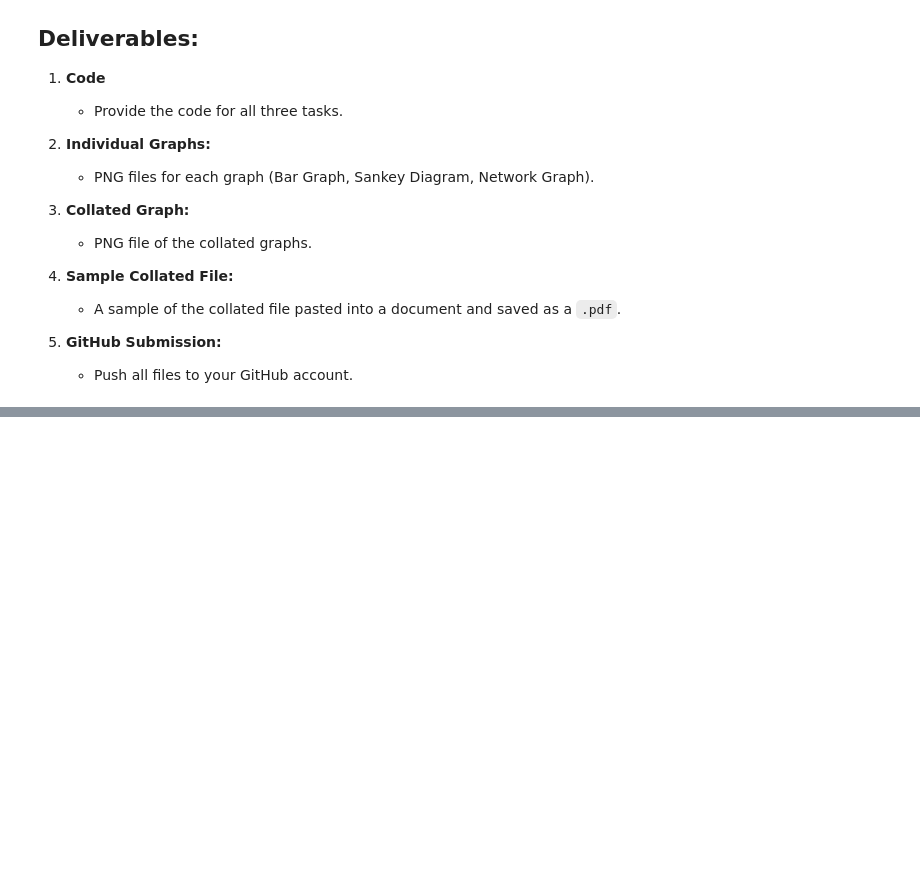
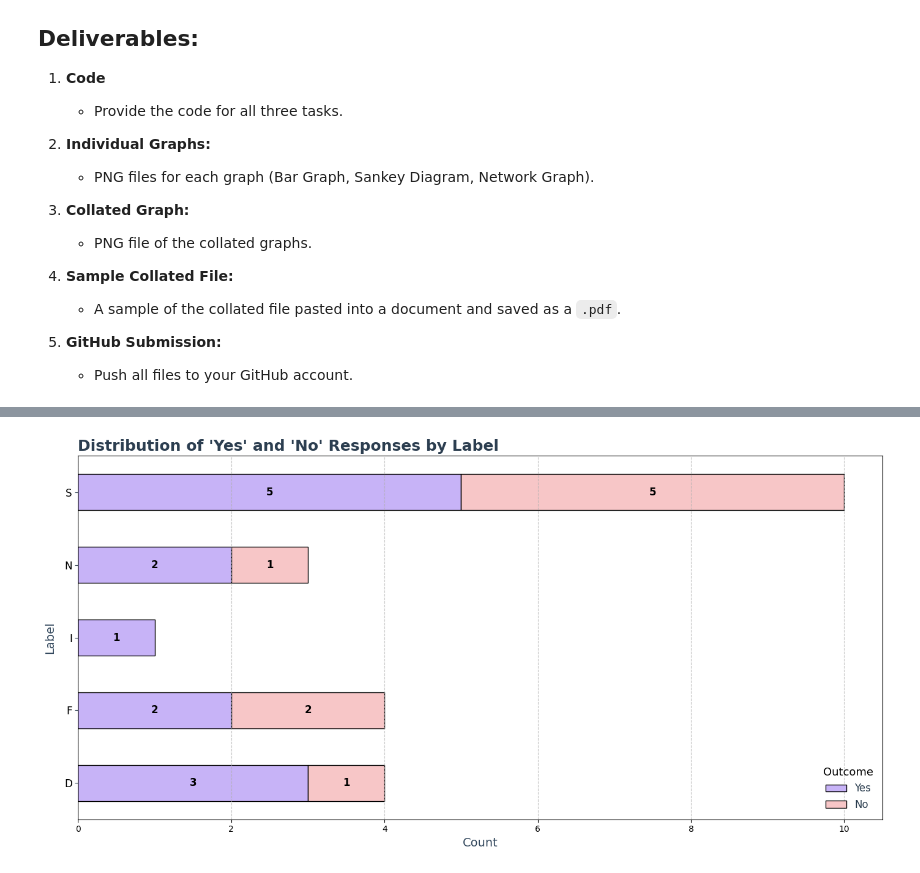
Before and after one commit to llewelyndramayo/CS-3203N, a Jupyter notebook: Assignment-2-Data-Analytics/code2.ipynb, the cells around one changed output, grey strips where cells are left out. Cells and saved outputs as stored; diff of their text form; code cells hidden in the pictures; blank space fills up the shorter version.

Commit message:
feat: add bar graph

```diff
--- a/Assignment-2-Data-Analytics/code2.ipynb
+++ b/Assignment-2-Data-Analytics/code2.ipynb
@@ -64,0 +72,5 @@ Create a **network graph** with specific node placements:
+# %%
+# Load datasets
+bar_df = pd.read_csv("bar_assignment.csv")
+sankey_df = pd.read_csv("sankey_assignment.csv")
+network_df = pd.read_csv("networks_assignment.csv")
@@ -64,0 +88,74 @@ Create a **network graph** with specific node placements:
+# %%
+# Ensure COUNT is mapped correctly
+bar_df['COUNT_YN'] = bar_df['COUNT'].map({0: 'No', 1: 'Yes'})
+
+# Ensure LABEL is a string and drop NaNs
+bar_df = bar_df.dropna(subset=['LABEL'])
+bar_df['LABEL'] = bar_df['LABEL'].astype(str)
+
+# Create crosstab to count occurrences of 'Yes' and 'No' per LABEL
+crosstab = pd.crosstab(bar_df['LABEL'], bar_df['COUNT_YN'])
+
+# Ensure "Yes" and "No" columns exist, even if one is missing
+for col in ['Yes', 'No']:
+    if col not in crosstab.columns:
+        crosstab[col] = 0  # Add missing column with zeros
+
+# Convert to numeric to avoid plotting issues
+crosstab = crosstab.astype(int)
+
+# Check if crosstab is empty
+if crosstab.empty:
+    print("Error: Crosstab is empty after processing! No data to plot.")
+else:
+    # Set style
+    plt.style.use("seaborn-v0_8-muted")
+    pastel_purple = "#C7B3F7"
+    pastel_pink = "#F7C6C7"
+
+    # Plot the horizontal stacked bar chart
+    fig, ax = plt.subplots(figsize=(14, 7))
+
+    bars = crosstab[['Yes', 'No']].plot(
+        kind='barh',
+        stacked=True,
+        color=[pastel_purple, pastel_pink],
+        edgecolor='black',
+        ax=ax
+    )
+
+    # Align labels properly within their respective sections
+    for i, (yes, no) in enumerate(zip(crosstab["Yes"], crosstab["No"])):
+        total = yes + no
+
+        # Position "Yes" labels inside the purple section (left-aligned)
+        if yes > 0:
+            ax.text(yes / 2, i, str(yes), ha='center', va='center', fontsize=12, fontweight='bold', color='black')
+
+        # Position "No" labels inside the pink section (right-aligned)
+        if no > 0:
+            ax.text(yes + (no / 2), i, str(no), ha='center', va='center', fontsize=12, fontweight='bold', color='black')
+
+    # Set title and labels
+    ax.set_title("Distribution of 'Yes' and 'No' Responses by Label",
+                 loc='left', fontsize=18, fontweight='bold', color='#2C3E50')
+    ax.set_xlabel('Count', fontsize=14, color='#34495E')
+    ax.set_ylabel('Label', fontsize=14, labelpad=10, color='#34495E')
+
+    # Adjust y-axis tick labels
+    ax.tick_params(axis='y', labelsize=12, color='#2C3E50')
+
+    # Add subtle grid lines
+    ax.grid(axis='x', linestyle='--', alpha=0.7)
+
+    #Legend
+    legend = ax.legend(title="Outcome", title_fontsize=13, frameon=False, loc="lower right", fontsize=12)
+    plt.setp(legend.get_texts(), color="#2C3E50")
+
+    # Tight layout
+    plt.tight_layout()
+
+    # Show plot
+    plt.show()
+# %% [output]
+[figure, added]
```
Also changed, not shown: parts of 7 cells of this notebook.
